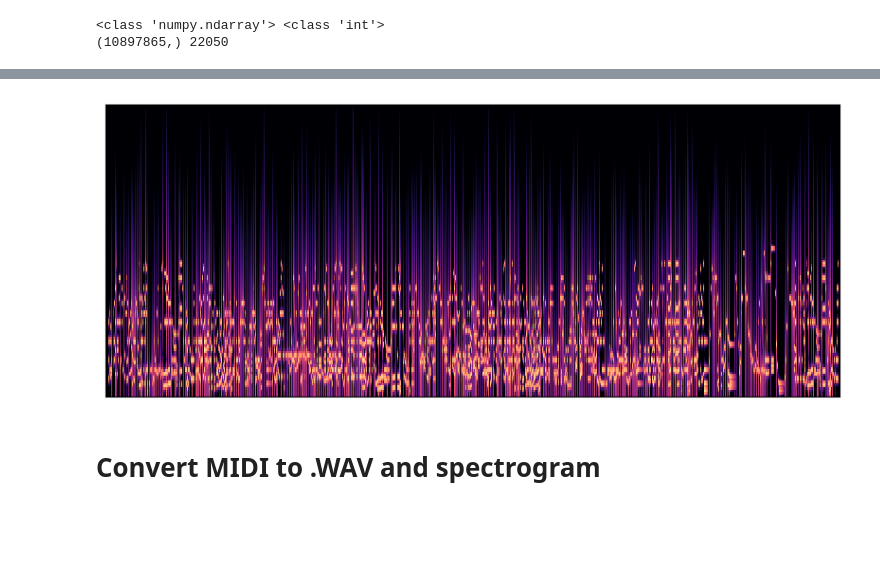
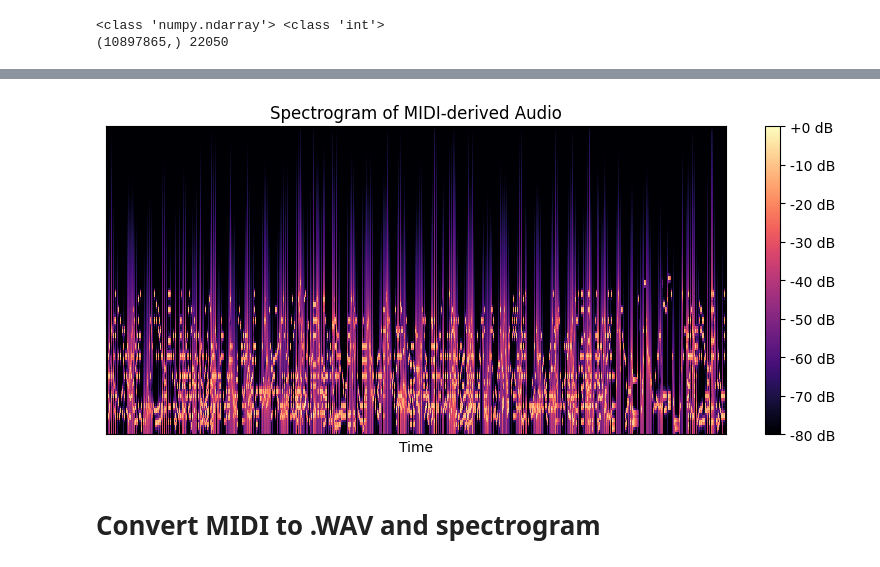
Before and after one commit to JeremyKrick/ComposerNet, a Jupyter notebook: ComposerNet_jeremy.ipynb, the cells around one changed output, grey strips where cells are left out. Saved outputs shown, nothing was run; the diff lists cells and outputs as text; code cells hidden in the pictures; blank space fills up the shorter version.

```diff
--- a/ComposerNet_jeremy.ipynb
+++ b/ComposerNet_jeremy.ipynb
@@ -152,24 +156,25 @@ plt.colorbar()
 # %%
 # Another Spectrogram of MIDI-derived audio
 audio_file_path = '/content/drive/MyDrive/AAI 511/Composer_Dataset/NN_midi_files_extended/stereo_file1.wav'
 
 def create_spectrogram(audio_file_path):
     y, sr = librosa.load(audio_file_path)
     spectrogram = librosa.feature.melspectrogram(y=y, sr=sr)
     return spectrogram
 
 # Create a spectrogram
 spectrogram = create_spectrogram(audio_file_path)
 
 # Display the spectrogram
 plt.figure(figsize=(10, 4))
 librosa.display.specshow(librosa.power_to_db(spectrogram, ref=np.max))
-#plt.colorbar(format='%+2.0f dB')
-#plt.title('Spectrogram of MIDI-derived Audio')
+plt.colorbar(format='%+2.0f dB')
+plt.title('Spectrogram of MIDI-derived Audio')
+plt.xlabel('Time')
 plt.savefig('/content/drive/MyDrive/AAI 511/Composer_Dataset/NN_midi_files_extended/test.png', bbox_inches='tight', pad_inches=0.0)
 plt.show()
 # %% [output]
-[figure, old version]
+[figure, new version]
 # %% [markdown]
 # Convert MIDI to .WAV and spectrogram
 # %%
```
Also changed, not shown: parts of 5 cells of this notebook.
